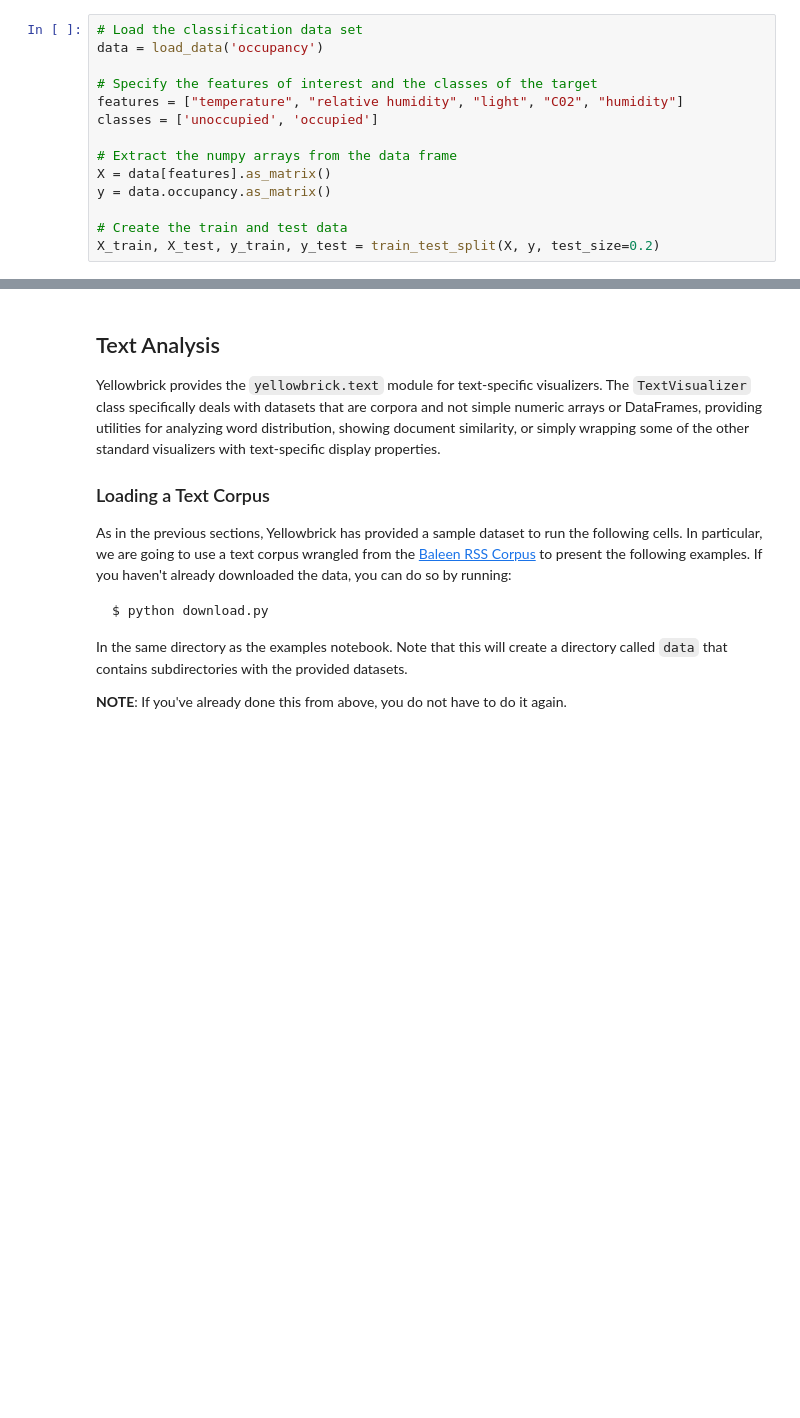
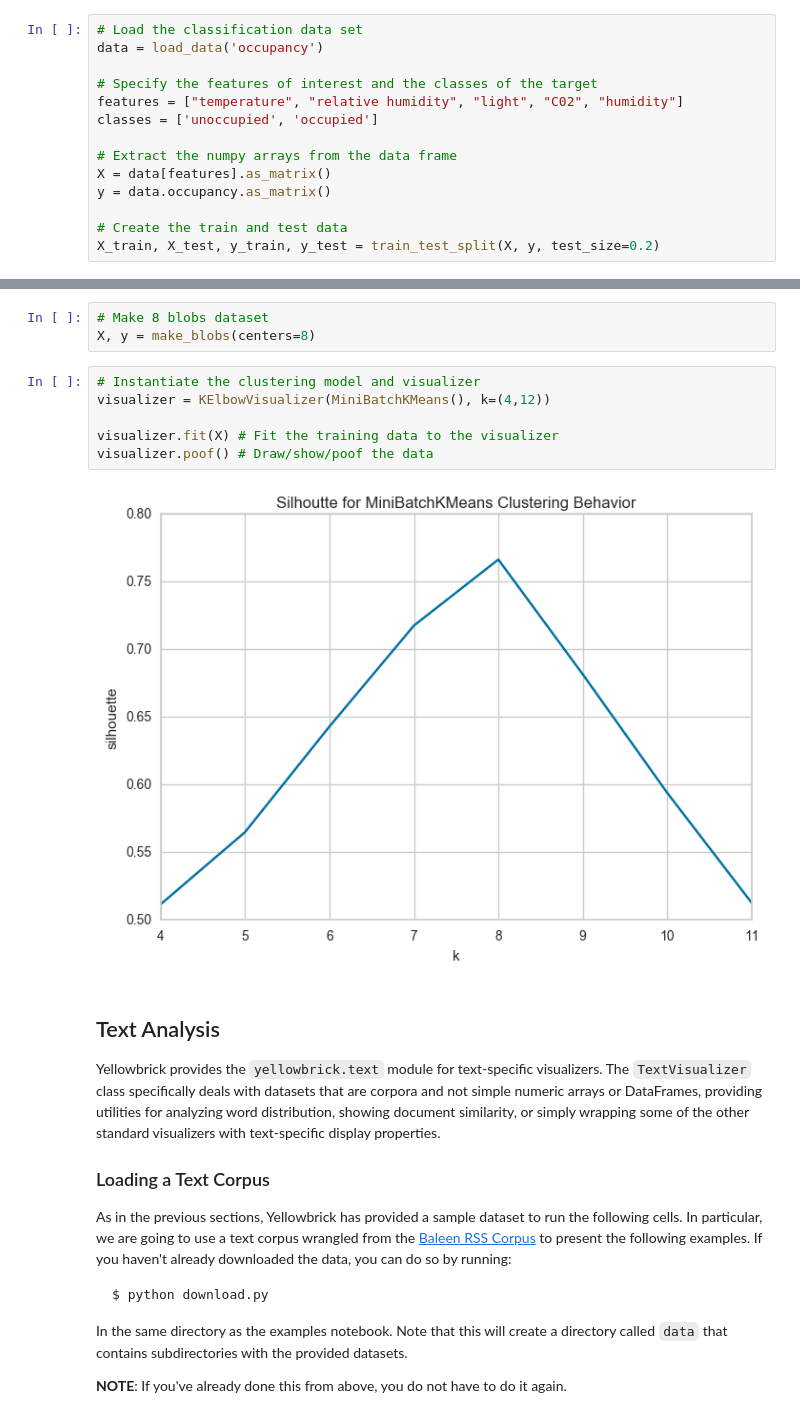
Before and after one commit to DistrictDataLabs/yellowbrick, a Jupyter notebook: examples/examples.ipynb, the cells around one changed output, grey strips where cells are left out. Cells and saved outputs as stored; diff of their text form; blank space fills up the shorter version.

```diff
--- a/examples/examples.ipynb
+++ b/examples/examples.ipynb
@@ -352,3 +433,14 @@ g = visualizer.poof()             # Draw/show/poof the data
+# %%
+# Make 8 blobs dataset
+X, y = make_blobs(centers=8)
+# %%
+# Instantiate the clustering model and visualizer
+visualizer = KElbowVisualizer(MiniBatchKMeans(), k=(4,12))
+
+visualizer.fit(X) # Fit the training data to the visualizer
+visualizer.poof() # Draw/show/poof the data
+# %% [output]
+[figure, added]
 # %% [markdown]
 ## Text Analysis
 
```
Also changed, not shown: parts of 20 cells of this notebook.
